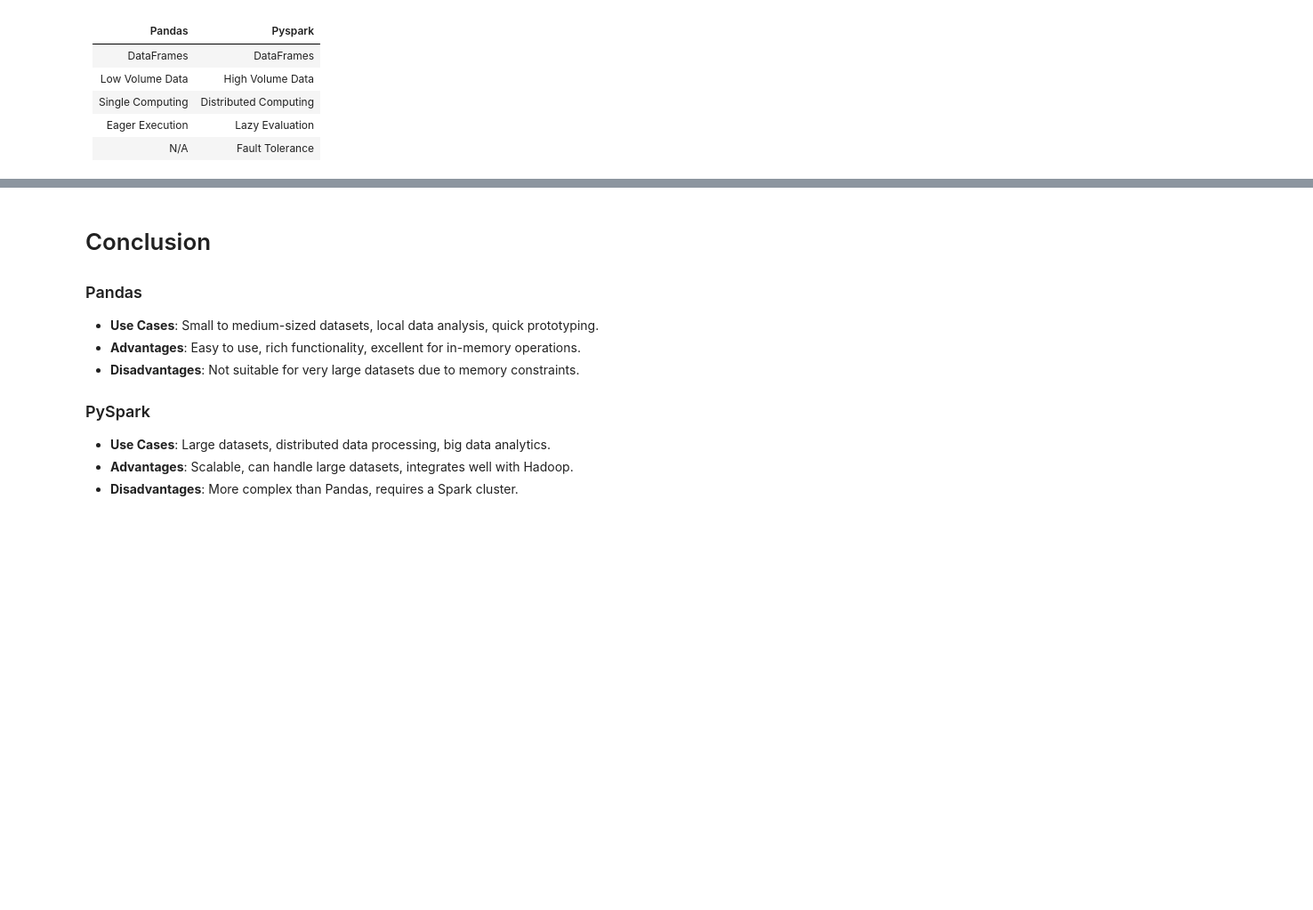
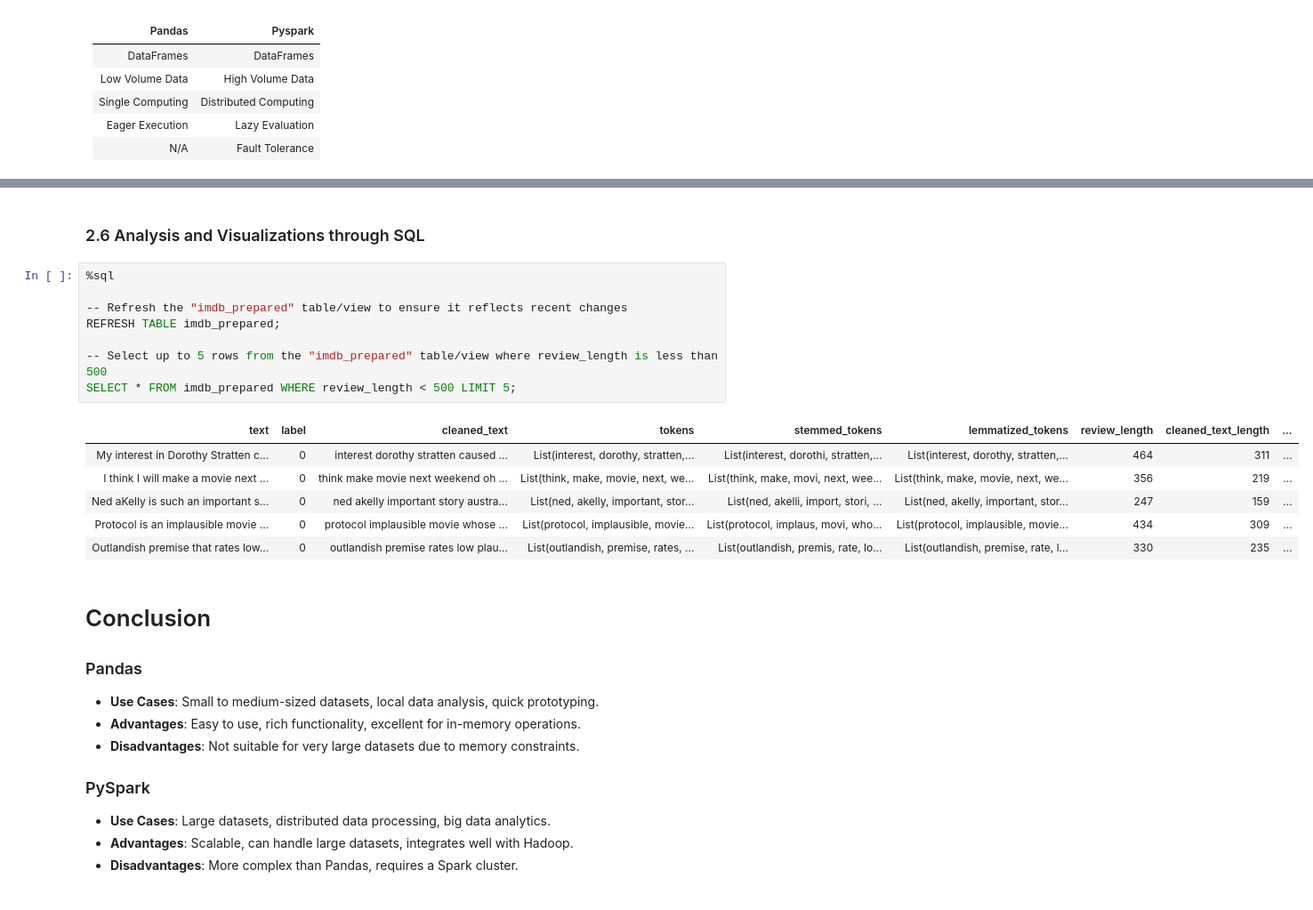
Before and after one commit to mmayorga97/dataprocessing_databricks, a Jupyter notebook: Data Processing in databricks.ipynb, the cells around one changed output, grey strips where cells are left out. Shown at 89% size. Cells and saved outputs as stored; diff of their text form; blank space fills up the shorter version.

```diff
--- a/Data Processing in databricks.ipynb
+++ b/Data Processing in databricks.ipynb
@@ -349,3 +475,20 @@ SELECT * FROM imdb_prepared WHERE review_length < 500 LIMIT 5
+# %% [markdown]
+### 2.6 Analysis and Visualizations through SQL
+# %%
+%sql
+
+-- Refresh the "imdb_prepared" table/view to ensure it reflects recent changes
+REFRESH TABLE imdb_prepared;
+
+-- Select up to 5 rows from the "imdb_prepared" table/view where review_length is less than 500
+SELECT * FROM imdb_prepared WHERE review_length < 500 LIMIT 5;
+# %% [output]
+| text | label | cleaned_text | tokens | stemmed_tokens | lemmatized_tokens | review_length | cleaned_text_length | ... |
+| My interest in Dorothy Stratten c... | 0 | interest dorothy stratten caused ... | List(interest, dorothy, stratten,... | List(interest, dorothi, stratten,... | List(interest, dorothy, stratten,... | 464 | 311 | ... |
+| I think I will make a movie next ... | 0 | think make movie next weekend oh ... | List(think, make, movie, next, we... | List(think, make, movi, next, wee... | List(think, make, movie, next, we... | 356 | 219 | ... |
+| Ned aKelly is such an important s... | 0 | ned akelly important story austra... | List(ned, akelly, important, stor... | List(ned, akelli, import, stori, ... | List(ned, akelly, important, stor... | 247 | 159 | ... |
+| Protocol is an implausible movie ... | 0 | protocol implausible movie whose ... | List(protocol, implausible, movie... | List(protocol, implaus, movi, who... | List(protocol, implausible, movie... | 434 | 309 | ... |
+| Outlandish premise that rates low... | 0 | outlandish premise rates low plau... | List(outlandish, premise, rates, ... | List(outlandish, premis, rate, lo... | List(outlandish, premise, rate, l... | 330 | 235 | ... |
 # %% [markdown]
 # Conclusion
 
```
Also changed, not shown: parts of 87 cells of this notebook, 2 other files.
